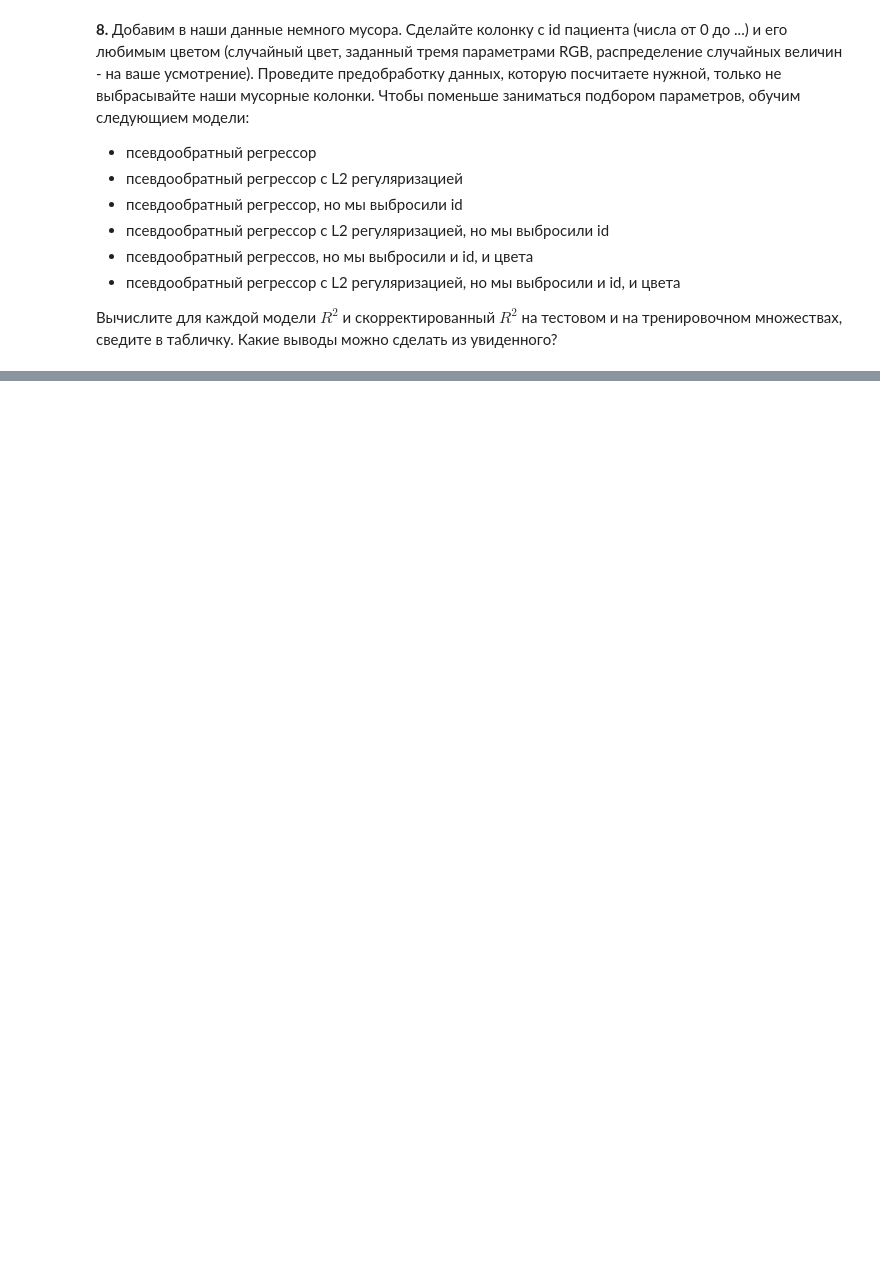
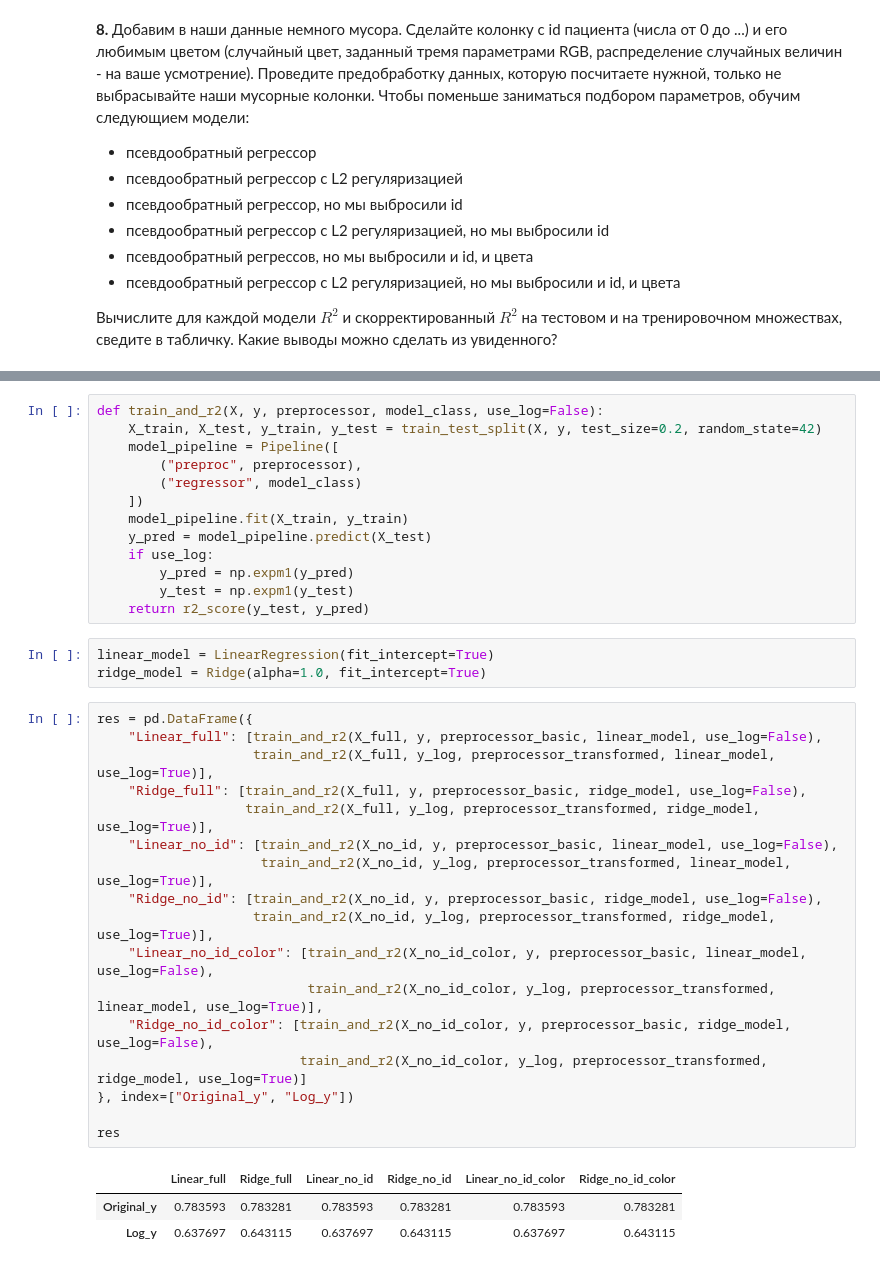
Before and after one commit to BorisKrutko/FAMS-BSU, a Jupyter notebook: ml bsu/lw2_linear_regression/LB2_template.ipynb, the cells around one changed output, grey strips where cells are left out. Saved outputs shown, nothing was run; the diff lists cells and outputs as text; blank space fills up the shorter version.

```diff
--- a/ml bsu/lw2_linear_regression/LB2_template.ipynb
+++ b/ml bsu/lw2_linear_regression/LB2_template.ipynb
@@ -395,0 +505,37 @@ res
+# %%
+def train_and_r2(X, y, preprocessor, model_class, use_log=False):
+    X_train, X_test, y_train, y_test = train_test_split(X, y, test_size=0.2, random_state=42)
+    model_pipeline = Pipeline([
+        ("preproc", preprocessor),
+        ("regressor", model_class)
+    ])
+    model_pipeline.fit(X_train, y_train)
+    y_pred = model_pipeline.predict(X_test)
+    if use_log:
+        y_pred = np.expm1(y_pred)
+        y_test = np.expm1(y_test)
+    return r2_score(y_test, y_pred)
+# %%
+linear_model = LinearRegression(fit_intercept=True)
+ridge_model = Ridge(alpha=1.0, fit_intercept=True)
+# %%
+res = pd.DataFrame({
+    "Linear_full": [train_and_r2(X_full, y, preprocessor_basic, linear_model, use_log=False),
+                    train_and_r2(X_full, y_log, preprocessor_transformed, linear_model, use_log=True)],
+    "Ridge_full": [train_and_r2(X_full, y, preprocessor_basic, ridge_model, use_log=False),
+                   train_and_r2(X_full, y_log, preprocessor_transformed, ridge_model, use_log=True)],
+    "Linear_no_id": [train_and_r2(X_no_id, y, preprocessor_basic, linear_model, use_log=False),
+                     train_and_r2(X_no_id, y_log, preprocessor_transformed, linear_model, use_log=True)],
+    "Ridge_no_id": [train_and_r2(X_no_id, y, preprocessor_basic, ridge_model, use_log=False),
+                    train_and_r2(X_no_id, y_log, preprocessor_transformed, ridge_model, use_log=True)],
+    "Linear_no_id_color": [train_and_r2(X_no_id_color, y, preprocessor_basic, linear_model, use_log=False),
+                           train_and_r2(X_no_id_color, y_log, preprocessor_transformed, linear_model, use_log=True)],
+    "Ridge_no_id_color": [train_and_r2(X_no_id_color, y, preprocessor_basic, ridge_model, use_log=False),
+                          train_and_r2(X_no_id_color, y_log, preprocessor_transformed, ridge_model, use_log=True)]
+}, index=["Original_y", "Log_y"])
+
+res
+# %% [output]
+|  | Linear_full | Ridge_full | Linear_no_id | Ridge_no_id | Linear_no_id_color | Ridge_no_id_color |
+| Original_y | 0.783593 | 0.783281 | 0.783593 | 0.783281 | 0.783593 | 0.783281 |
+| Log_y | 0.637697 | 0.643115 | 0.637697 | 0.643115 | 0.637697 | 0.643115 |
```
Also changed, not shown: parts of 13 cells of this notebook, 1 other file.
